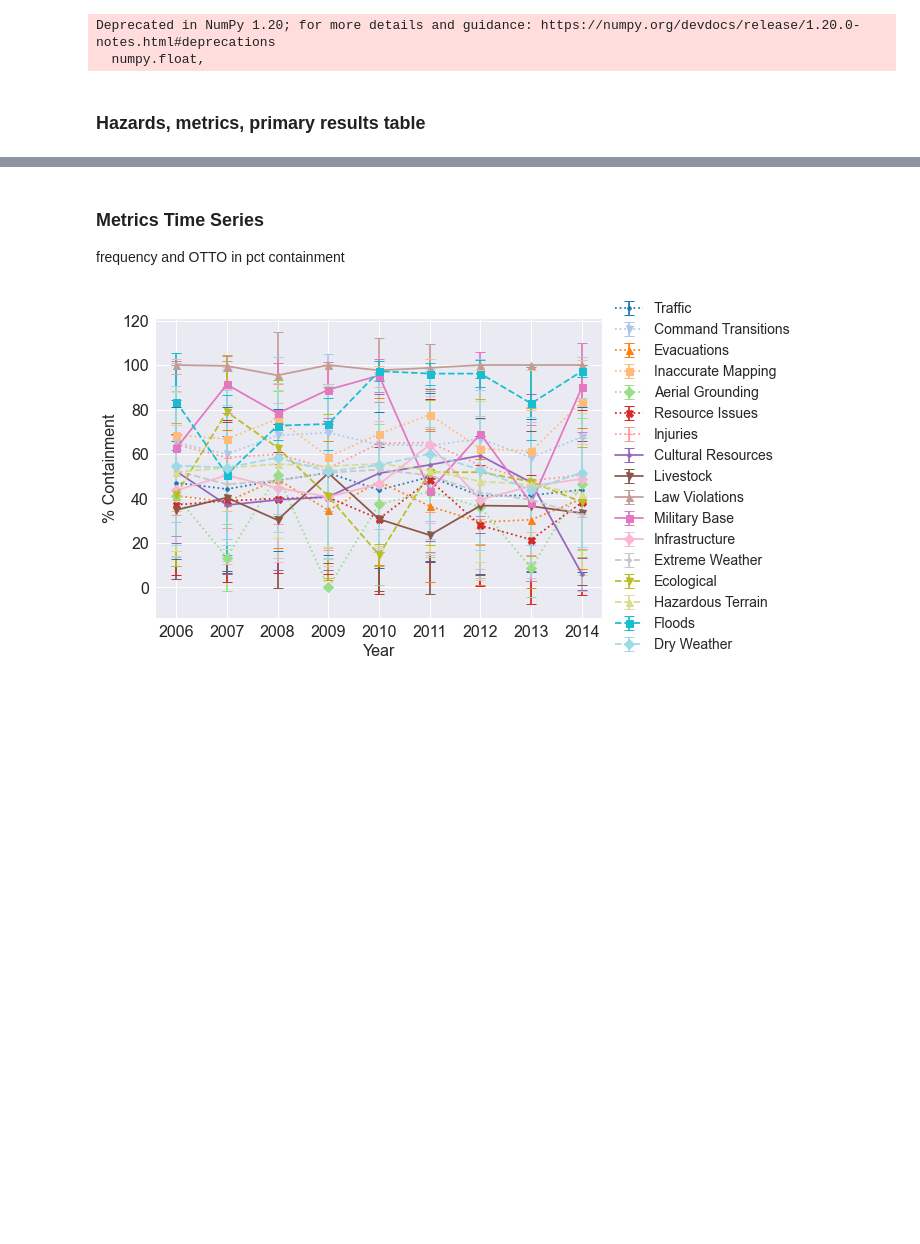
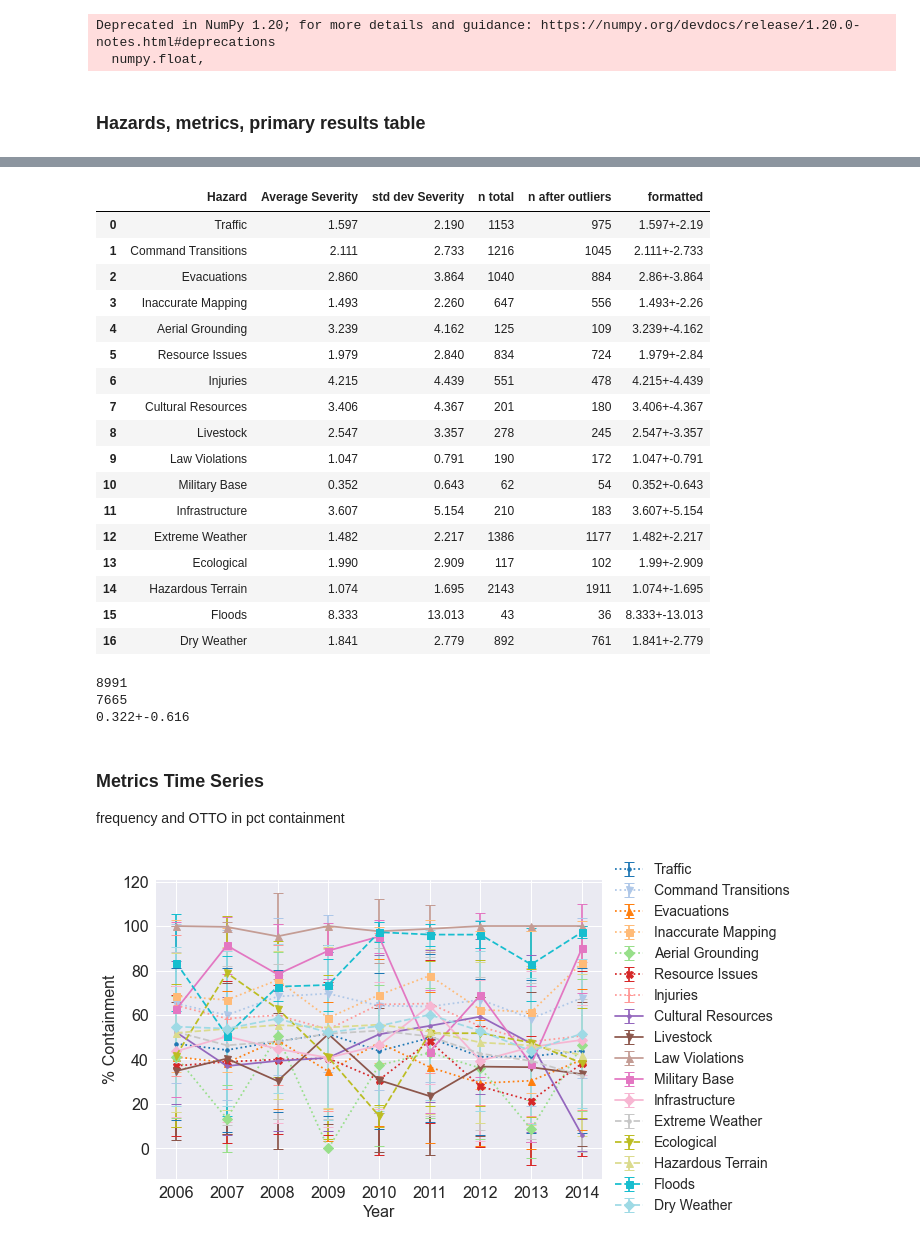
Before and after one commit to nasa/mika, a Jupyter notebook: notebooks/ICS quantitative analysis.ipynb, the cells around one changed output, grey strips where cells are left out. Drawn from its saved outputs; the diff is of its cells as text; code cells hidden in the pictures; blank space fills up the shorter version.

Commit message:
added new analysis notebook and added severity calculation to trend analysis

```diff
--- a/notebooks/ICS quantitative analysis.ipynb
+++ b/notebooks/ICS quantitative analysis.ipynb
@@ -490,6 +490,41 @@ display(pd.DataFrame(table_data))
 | 14 | Environmental | Hazardous Terrain | 10.892+-12.212 | 51.541+-35.964 | 238.111 | 4.196 | ... |
 | 15 | Environmental | Floods | 26.545+-28.85 | 85.518+-20.829 | 4.778 | 209.093 | ... |
 | 16 | Environmental | Dry Weather | 9.144+-10.1 | 54.621+-35.983 | 99.111 | 10.080 | ... |
+# %%
+severity_total, severity_table = calc_severity(fires, incident_summary_df)
+severity_table
+# %% [output]
+|  | Hazard | Average Severity | std dev Severity | n total | n after outliers | formatted |
+| 0 | Traffic | 1.597 | 2.190 | 1153 | 975 | 1.597+-2.19 |
+| 1 | Command Transitions | 2.111 | 2.733 | 1216 | 1045 | 2.111+-2.733 |
+| 2 | Evacuations | 2.860 | 3.864 | 1040 | 884 | 2.86+-3.864 |
+| 3 | Inaccurate Mapping | 1.493 | 2.260 | 647 | 556 | 1.493+-2.26 |
+| 4 | Aerial Grounding | 3.239 | 4.162 | 125 | 109 | 3.239+-4.162 |
+| 5 | Resource Issues | 1.979 | 2.840 | 834 | 724 | 1.979+-2.84 |
+| 6 | Injuries | 4.215 | 4.439 | 551 | 478 | 4.215+-4.439 |
+| 7 | Cultural Resources | 3.406 | 4.367 | 201 | 180 | 3.406+-4.367 |
+| 8 | Livestock | 2.547 | 3.357 | 278 | 245 | 2.547+-3.357 |
+| 9 | Law Violations | 1.047 | 0.791 | 190 | 172 | 1.047+-0.791 |
+| 10 | Military Base | 0.352 | 0.643 | 62 | 54 | 0.352+-0.643 |
+| 11 | Infrastructure | 3.607 | 5.154 | 210 | 183 | 3.607+-5.154 |
+| 12 | Extreme Weather | 1.482 | 2.217 | 1386 | 1177 | 1.482+-2.217 |
+| 13 | Ecological | 1.990 | 2.909 | 117 | 102 | 1.99+-2.909 |
+| 14 | Hazardous Terrain | 1.074 | 1.695 | 2143 | 1911 | 1.074+-1.695 |
+| 15 | Floods | 8.333 | 13.013 | 43 | 36 | 8.333+-13.013 |
+| 16 | Dry Weather | 1.841 | 2.779 | 892 | 761 | 1.841+-2.779 |
+# %%
+severity_accross_all_incidents = []
+for i in range(len(incident_summary_df)):
+    severity = int(incident_summary_df.iloc[i]["STR_DESTROYED_TOTAL"]) + int(incident_summary_df.iloc[i]["STR_DAMAGED_TOTAL"])+ int(incident_summary_df.iloc[i]["INJURIES_TOTAL"])+ int(incident_summary_df.iloc[i]["FATALITIES"])
+    severity_accross_all_incidents.append(severity)
+print(len(severity_accross_all_incidents))
+severity_accross_all_incidents = remove_outliers(severity_accross_all_incidents)
+print(len(severity_accross_all_incidents))
+print(str(round(np.average(severity_accross_all_incidents),3))+"+-"+str(round(np.std(severity_accross_all_incidents),3)))
+# %% [output]
+8991
+7665
+0.322+-0.616
 # %% [markdown]
 ### Metrics Time Series
 frequency and OTTO in pct containment
```
Also changed, not shown: parts of 2 cells of this notebook, 2 other files.
